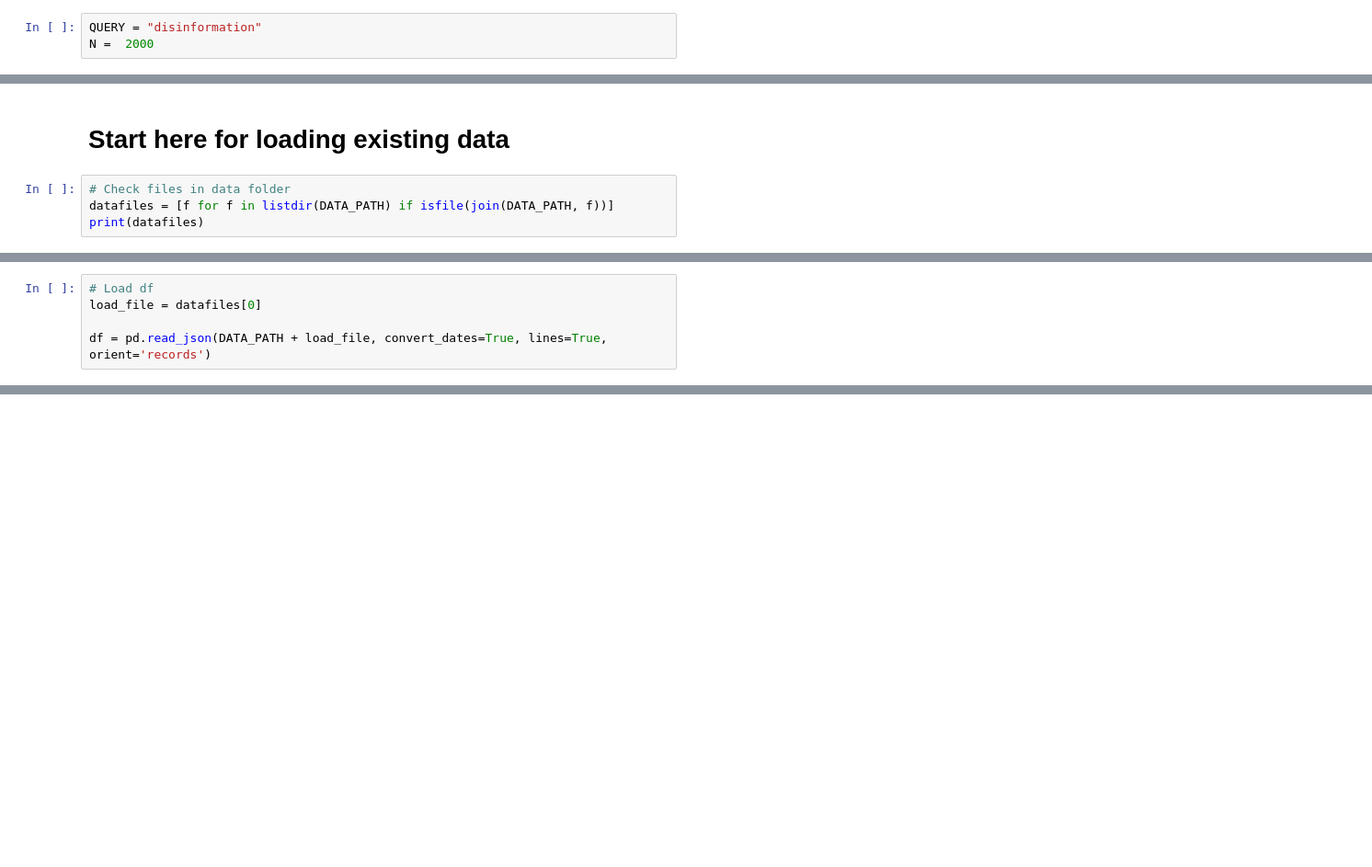
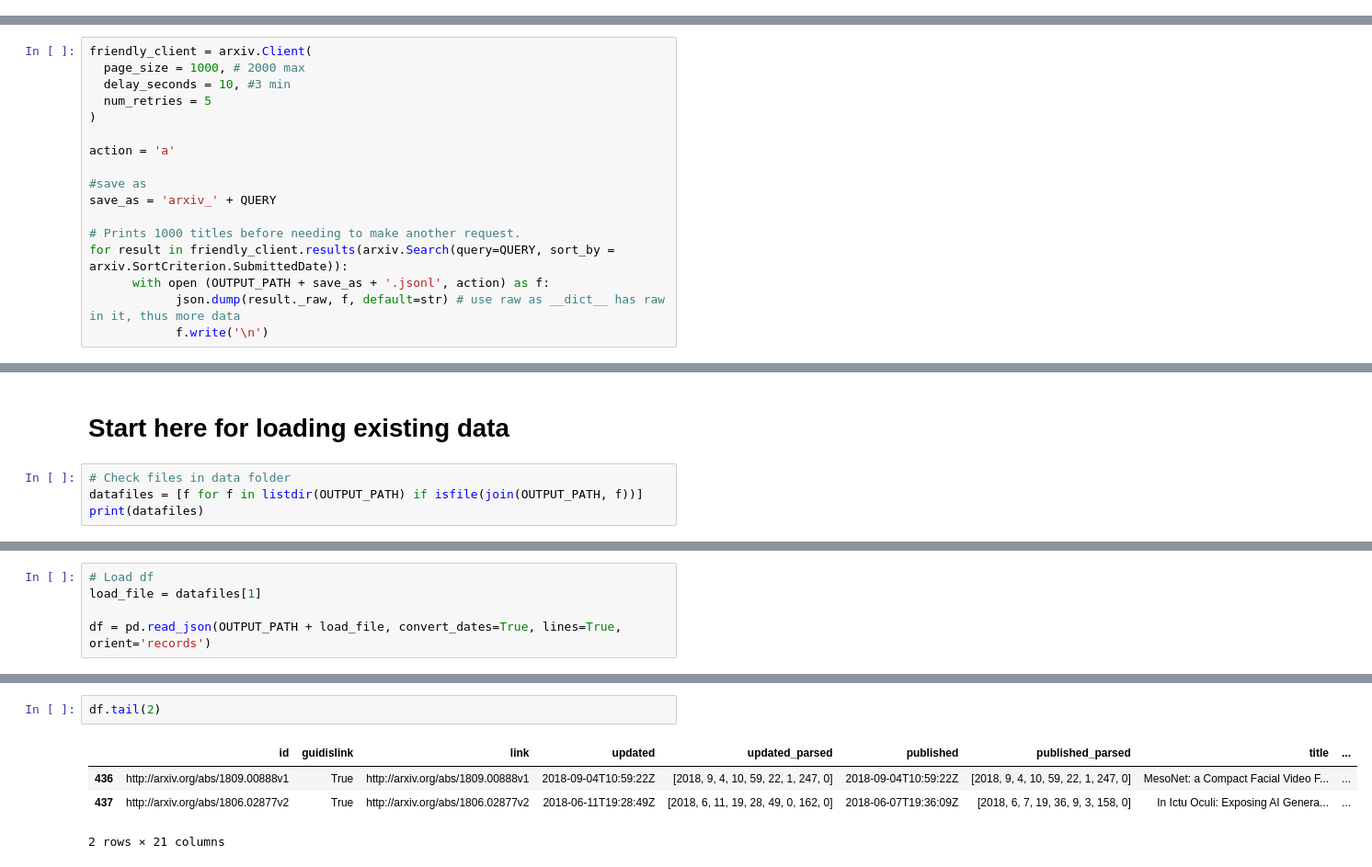
Before and after one commit to jesse-lehrke/disinfo_radar_development, a Jupyter notebook: collection/arxiv_collect.ipynb, the cells around one changed output, grey strips where cells are left out. Shown at 92% size. Cells and saved outputs as stored; diff of their text form; blank space fills up the shorter version.

```diff
--- a/collection/arxiv_collect.ipynb
+++ b/collection/arxiv_collect.ipynb
@@ -30,6 +43,3 @@ id_list
 max_results
 sort_by
 sort_order
-# %%
-QUERY = "disinformation"
-N =  2000
@@ -88,0 +111,17 @@ for result in search.results():
+# %%
+friendly_client = arxiv.Client(
+  page_size = 1000, # 2000 max
+  delay_seconds = 10, #3 min
+  num_retries = 5
+)
+
+action = 'a'
+
+#save as
+save_as = 'arxiv_' + QUERY
+
+# Prints 1000 titles before needing to make another request.
+for result in friendly_client.results(arxiv.Search(query=QUERY, sort_by = arxiv.SortCriterion.SubmittedDate)):
+      with open (OUTPUT_PATH + save_as + '.jsonl', action) as f:
+            json.dump(result._raw, f, default=str) # use raw as __dict__ has raw in it, thus more data
+            f.write('\n')
@@ -90,6 +147,6 @@ for result in search.results():
 # Start here for loading existing data
 # %%
 # Check files in data folder
-datafiles = [f for f in listdir(DATA_PATH) if isfile(join(DATA_PATH, f))]
+datafiles = [f for f in listdir(OUTPUT_PATH) if isfile(join(OUTPUT_PATH, f))]
 print(datafiles)
 # %% [output]
@@ -97,5 +154,5 @@ print(datafiles)
 # %%
 # Load df
-load_file = datafiles[0]
+load_file = datafiles[1]
 
-df = pd.read_json(DATA_PATH + load_file, convert_dates=True, lines=True, orient='records')
+df = pd.read_json(OUTPUT_PATH + load_file, convert_dates=True, lines=True, orient='records')
@@ -111,0 +168,7 @@ df.head(5)
+# %%
+df.tail(2)
+# %% [output]
+|  | id | guidislink | link | updated | updated_parsed | published | published_parsed | title | ... |
+| 436 | http://arxiv.org/abs/1809.00888v1 | True | http://arxiv.org/abs/1809.00888v1 | 2018-09-04T10:59:22Z | [2018, 9, 4, 10, 59, 22, 1, 247, 0] | 2018-09-04T10:59:22Z | [2018, 9, 4, 10, 59, 22, 1, 247, 0] | MesoNet: a Compact Facial Video F... | ... |
+| 437 | http://arxiv.org/abs/1806.02877v2 | True | http://arxiv.org/abs/1806.02877v2 | 2018-06-11T19:28:49Z | [2018, 6, 11, 19, 28, 49, 0, 162, 0] | 2018-06-07T19:36:09Z | [2018, 6, 7, 19, 36, 9, 3, 158, 0] | In Ictu Oculi: Exposing AI Genera... | ... |
+2 rows × 21 columns
```
Also changed, not shown: parts of 12 cells of this notebook, 4 other files.
